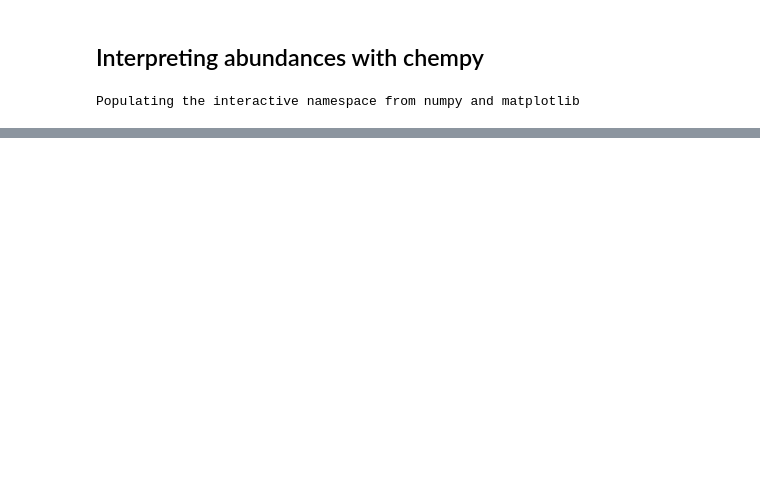
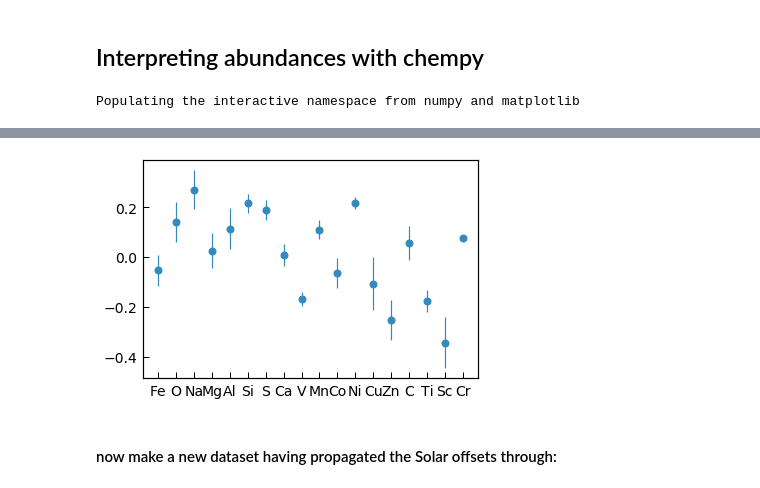
Before and after one commit to megbedell/elemental-basis, a Jupyter notebook: notebooks/chempy.ipynb, the cells around one changed output, grey strips where cells are left out. Drawn from its saved outputs; the diff is of its cells as text; code cells hidden in the pictures; blank space fills up the shorter version.

```diff
--- a/notebooks/chempy.ipynb
+++ b/notebooks/chempy.ipynb
@@ -47,0 +17,5 @@ a.summary_pdf = False
+# %%
+x = np.load("../data/[2]posterior_100_Sun-predictions.npy")
+y = np.load("../data/[3]predicted_element_names.npy")
+for i,item in enumerate(y):
+    print(item,np.median(x[:,i]),'+-',np.std(x[:,i]))
@@ -47,0 +41,7 @@ a.summary_pdf = False
+# %%
+plt.errorbar(np.arange(len(y)), np.median(x, axis=0), yerr=np.std(x, axis=0), fmt='o')
+plt.xticks(np.arange(len(y)), y);
+# %% [output]
+[figure, added]
+# %% [markdown]
+#### now make a new dataset having propagated the Solar offsets through:
```
Also changed, not shown: parts of 13 cells of this notebook, 1 other file.
